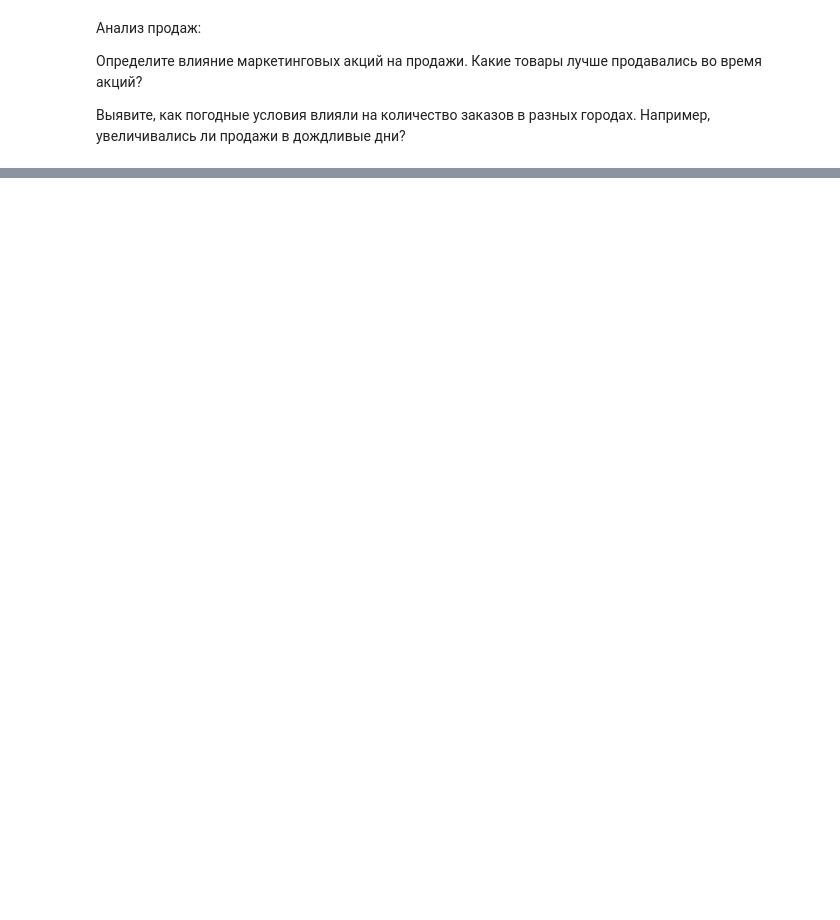
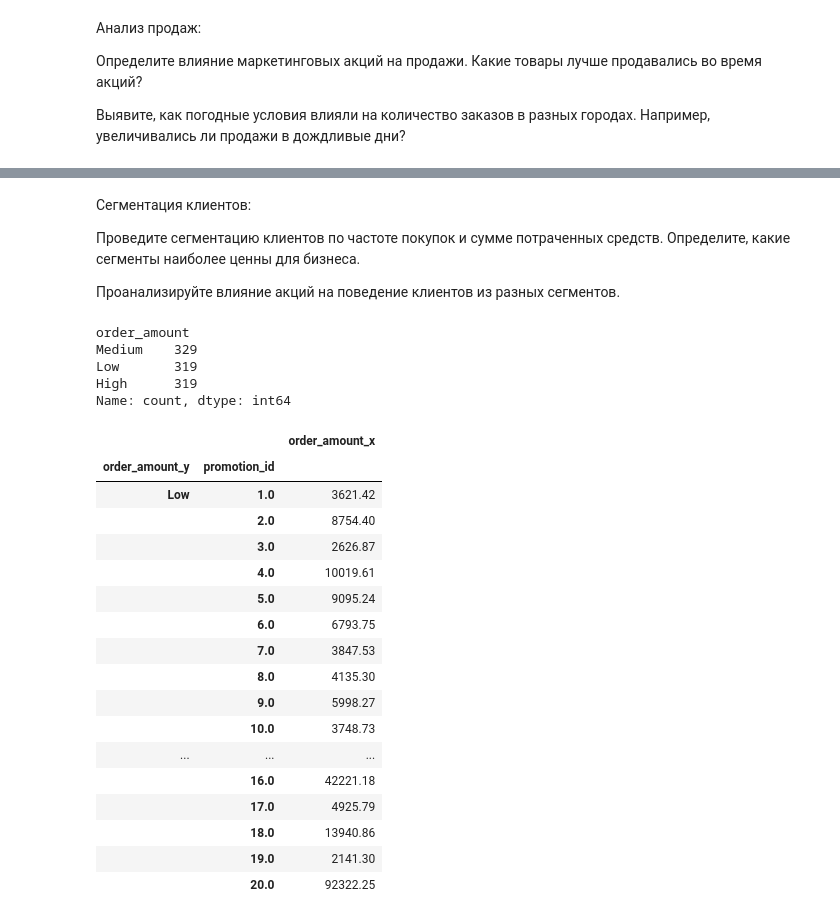
Before and after one commit to sapozhnikovk/da_final, a Jupyter notebook: DA_final_work.ipynb, the cells around one changed output, grey strips where cells are left out. Drawn from its saved outputs; the diff is of its cells as text; code cells hidden in the pictures; blank space fills up the shorter version.

```diff
--- a/DA_final_work.ipynb
+++ b/DA_final_work.ipynb
@@ -225,0 +342,47 @@ grouped_orders.head(20)
+# %% [markdown]
+Сегментация клиентов:
+
+Проведите сегментацию клиентов по частоте покупок и сумме потраченных средств. Определите, какие сегменты наиболее ценны для бизнеса.
+
+Проанализируйте влияние акций на поведение клиентов из разных сегментов.
+# %%
+# Рассчитаем частоту покупок и сумму потраченных средств для каждого клиента
+customer_transactions = orders.groupby(['customer_id']).agg({'order_date': 'nunique', 'order_amount': 'sum'})
+customer_segments = pd.qcut(
+    customer_transactions['order_amount'],
+    q=[0, .33, .67, 1],
+    labels=["Low", "Medium", "High"]
+)
+print(customer_segments.value_counts())
+# %% [output]
+order_amount
+Medium    329
+Low       319
+High      319
+Name: count, dtype: int64
+# %%
+# Посмотрим, как клиенты из разных сегментов реагируют на акции
+segmented_promotions = merged_orders_promotions.merge(customer_segments, on='customer_id')
+#segmented_promotions.head(20)
+#merged_orders_promotions
+grouped_segmented_promotions = segmented_promotions.groupby(['order_amount_y', 'promotion_id']).agg({'order_amount_x': 'sum'})
+grouped_segmented_promotions
+# %% [output]
+|  |  | order_amount_x |
+| order_amount_y | promotion_id |  |
+| Low | 1.0 | 3621.42 |
+|  | 2.0 | 8754.40 |
+|  | 3.0 | 2626.87 |
+|  | 4.0 | 10019.61 |
+|  | 5.0 | 9095.24 |
+|  | 6.0 | 6793.75 |
+|  | 7.0 | 3847.53 |
+|  | 8.0 | 4135.30 |
+|  | 9.0 | 5998.27 |
+|  | 10.0 | 3748.73 |
+| ... | ... | ... |
+|  | 16.0 | 42221.18 |
+|  | 17.0 | 4925.79 |
+|  | 18.0 | 13940.86 |
+|  | 19.0 | 2141.30 |
+|  | 20.0 | 92322.25 |
```
Also changed, not shown: parts of 9 cells of this notebook.
